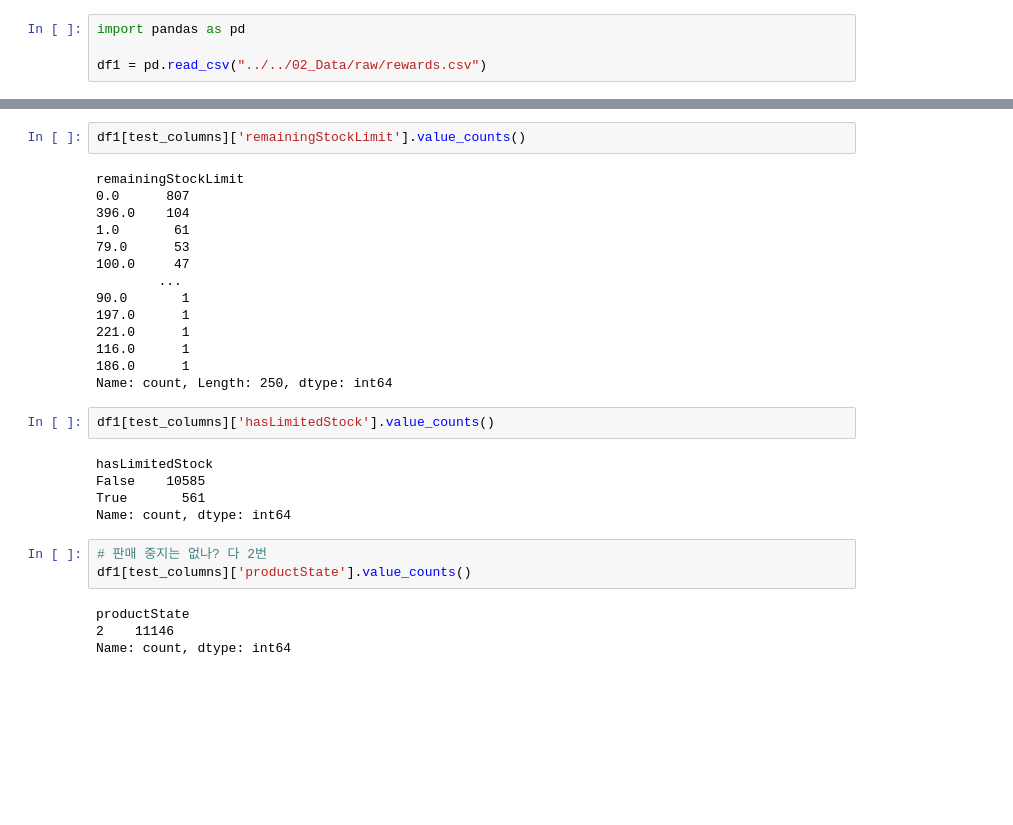
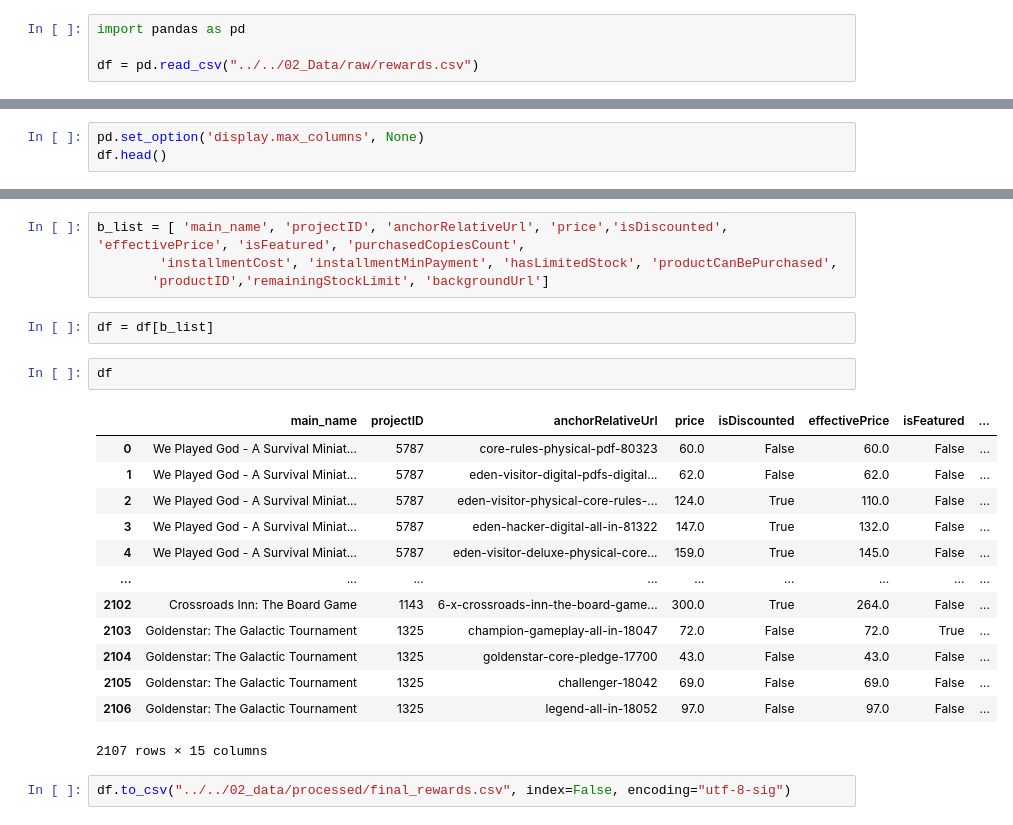
Before and after one commit to jjongseon/Asac-project, a Jupyter notebook: 01_Src/EDA/rewards_eda.ipynb, the cells around one changed output, grey strips where cells are left out. Drawn from its saved outputs; the diff is of its cells as text; blank space fills up the shorter version.

```diff
--- a/01_Src/EDA/rewards_eda.ipynb
+++ b/01_Src/EDA/rewards_eda.ipynb
@@ -1,4 +1,4 @@
 # %%
 import pandas as pd
 
-df1 = pd.read_csv("../../02_Data/raw/rewards.csv")
+df = pd.read_csv("../../02_Data/raw/rewards.csv")
@@ -21,0 +5,3 @@ df1
+# %%
+pd.set_option('display.max_columns', None)
+df.head()
@@ -72,30 +100,24 @@ Name: count, dtype: int64
-# %%
-df1[test_columns]['remainingStockLimit'].value_counts()
-# %% [output]
-remainingStockLimit
-0.0      807
-396.0    104
-1.0       61
-79.0      53
-100.0     47
-        ...
-90.0       1
-197.0      1
-221.0      1
-116.0      1
-186.0      1
-Name: count, Length: 250, dtype: int64
-# %%
-df1[test_columns]['hasLimitedStock'].value_counts()
-# %% [output]
-hasLimitedStock
-False    10585
-True       561
-Name: count, dtype: int64
-# %%
-# 판매 중지는 없나? 다 2번
-df1[test_columns]['productState'].value_counts()
-# %% [output]
-productState
-2    11146
-Name: count, dtype: int64
+# %%
+b_list = [ 'main_name', 'projectID', 'anchorRelativeUrl', 'price','isDiscounted', 'effectivePrice', 'isFeatured', 'purchasedCopiesCount',
+        'installmentCost', 'installmentMinPayment', 'hasLimitedStock', 'productCanBePurchased',
+       'productID','remainingStockLimit', 'backgroundUrl']
+# %%
+df = df[b_list]
+# %%
+df
+# %% [output]
+|  | main_name | projectID | anchorRelativeUrl | price | isDiscounted | effectivePrice | isFeatured | ... |
+| 0 | We Played God - A Survival Miniat... | 5787 | core-rules-physical-pdf-80323 | 60.0 | False | 60.0 | False | ... |
+| 1 | We Played God - A Survival Miniat... | 5787 | eden-visitor-digital-pdfs-digital... | 62.0 | False | 62.0 | False | ... |
+| 2 | We Played God - A Survival Miniat... | 5787 | eden-visitor-physical-core-rules-... | 124.0 | True | 110.0 | False | ... |
+| 3 | We Played God - A Survival Miniat... | 5787 | eden-hacker-digital-all-in-81322 | 147.0 | True | 132.0 | False | ... |
+| 4 | We Played God - A Survival Miniat... | 5787 | eden-visitor-deluxe-physical-core... | 159.0 | True | 145.0 | False | ... |
+| ... | ... | ... | ... | ... | ... | ... | ... | ... |
+| 2102 | Crossroads Inn: The Board Game | 1143 | 6-x-crossroads-inn-the-board-game... | 300.0 | True | 264.0 | False | ... |
+| 2103 | Goldenstar: The Galactic Tournament | 1325 | champion-gameplay-all-in-18047 | 72.0 | False | 72.0 | True | ... |
+| 2104 | Goldenstar: The Galactic Tournament | 1325 | goldenstar-core-pledge-17700 | 43.0 | False | 43.0 | False | ... |
+| 2105 | Goldenstar: The Galactic Tournament | 1325 | challenger-18042 | 69.0 | False | 69.0 | False | ... |
+| 2106 | Goldenstar: The Galactic Tournament | 1325 | legend-all-in-18052 | 97.0 | False | 97.0 | False | ... |
+2107 rows × 15 columns
+# %%
+df.to_csv("../../02_data/processed/final_rewards.csv", index=False, encoding="utf-8-sig")
```
Also changed, not shown: parts of 14 cells of this notebook, 3 other files.
